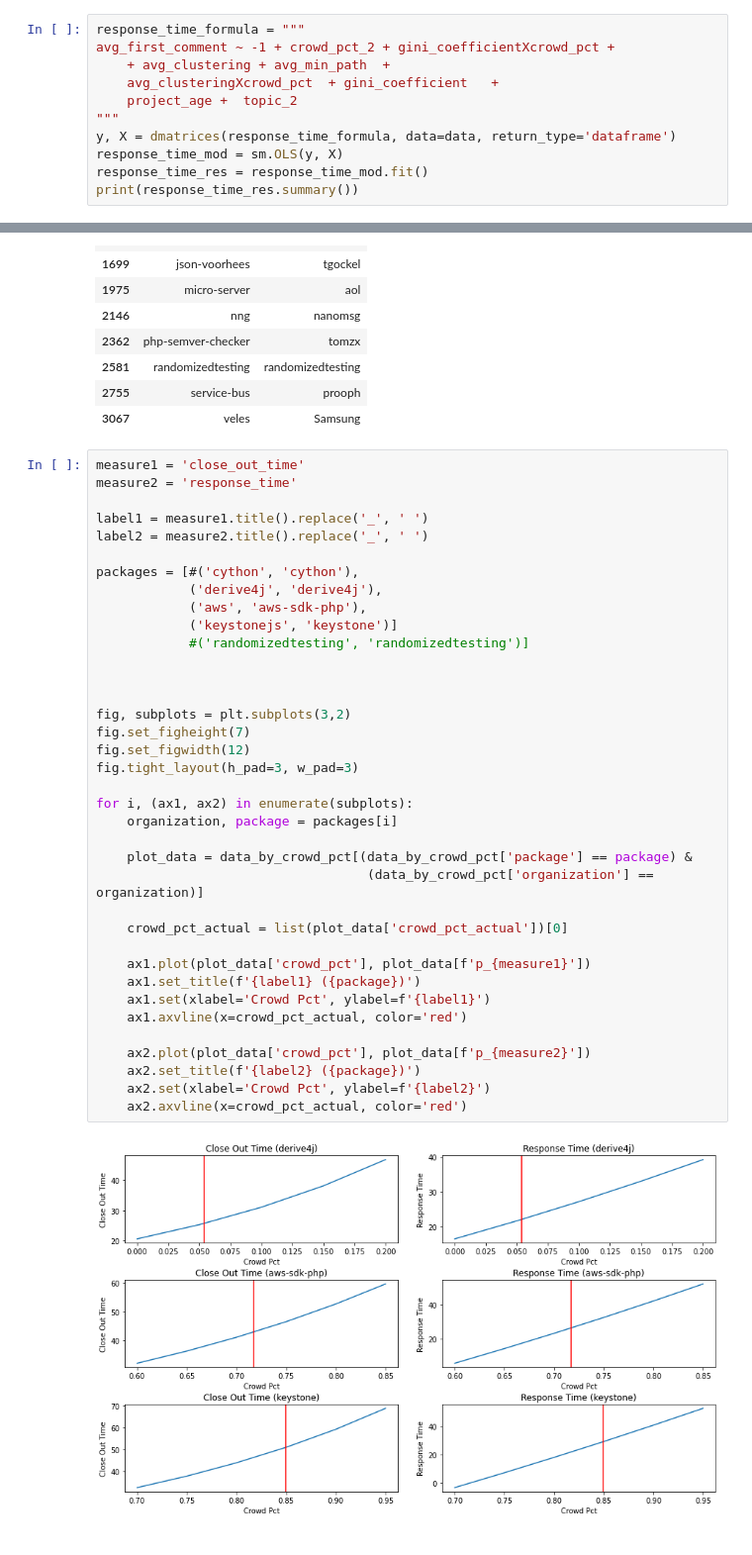
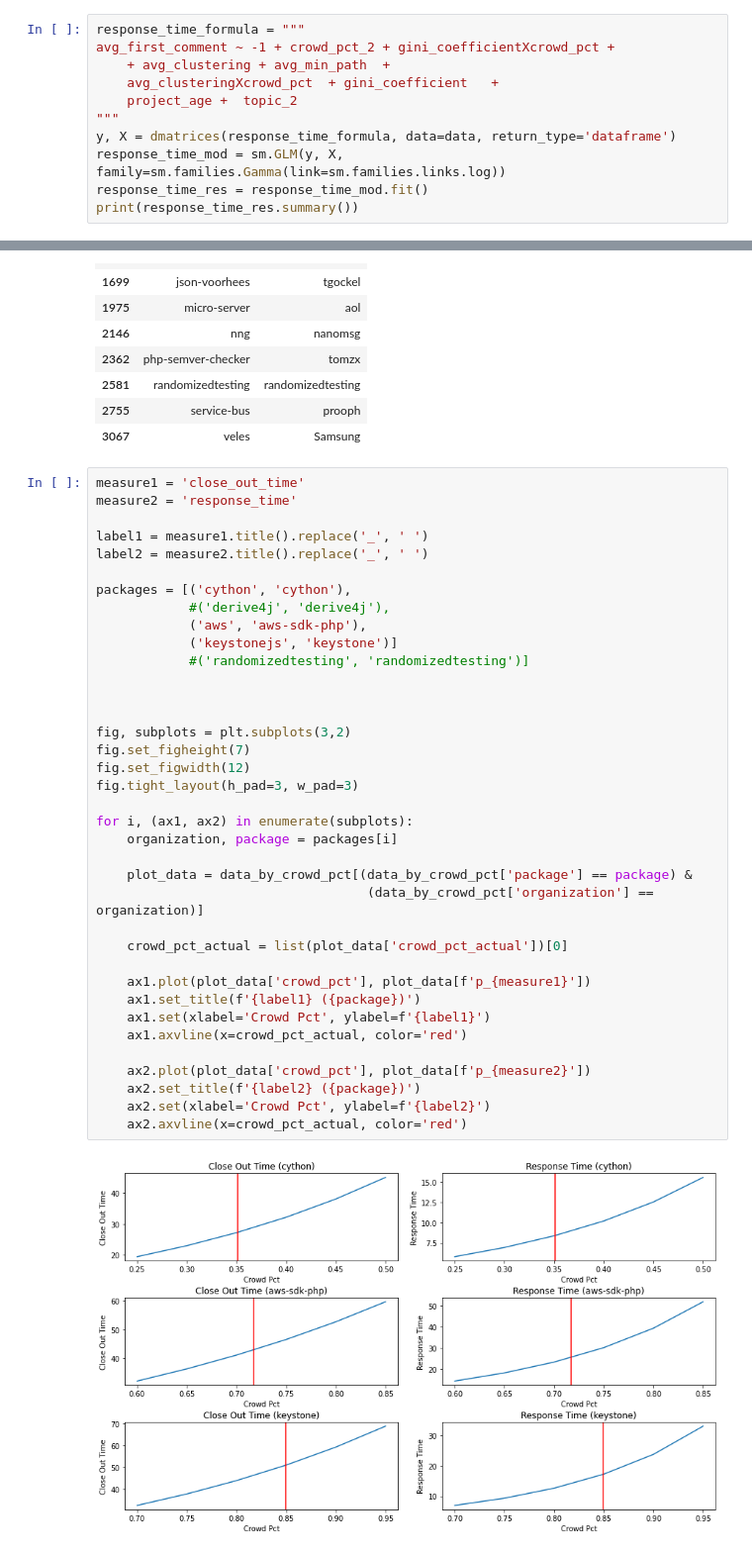
Before and after one commit to MthwRobinson/sh-network-paper, a Jupyter notebook: notebooks/tradeoff-space.ipynb, the cells around one changed output, grey strips where cells are left out. Shown: that part at 99% size. Saved outputs shown, nothing was run; the diff lists cells and outputs as text.

```diff
--- a/notebooks/tradeoff-space.ipynb
+++ b/notebooks/tradeoff-space.ipynb
@@ -119,7 +119,7 @@ avg_first_comment ~ -1 + crowd_pct_2 + gini_coefficientXcrowd_pct +
     project_age +  topic_2
 """
 y, X = dmatrices(response_time_formula, data=data, return_type='dataframe')
-response_time_mod = sm.OLS(y, X)
+response_time_mod = sm.GLM(y, X, family=sm.families.Gamma(link=sm.families.links.log))
 response_time_res = response_time_mod.fit()
 print(response_time_res.summary())
 # %% [output]
@@ -256,35 +258,35 @@ measure2 = 'response_time'
 label1 = measure1.title().replace('_', ' ')
 label2 = measure2.title().replace('_', ' ')
 
-packages = [#('cython', 'cython'),
-            ('derive4j', 'derive4j'),
+packages = [('cython', 'cython'),
+            #('derive4j', 'derive4j'),
             ('aws', 'aws-sdk-php'),
             ('keystonejs', 'keystone')]
             #('randomizedtesting', 'randomizedtesting')]
 
 
 
 fig, subplots = plt.subplots(3,2)
 fig.set_figheight(7)
 fig.set_figwidth(12)
 fig.tight_layout(h_pad=3, w_pad=3)
 
 for i, (ax1, ax2) in enumerate(subplots):
     organization, package = packages[i]
 
     plot_data = data_by_crowd_pct[(data_by_crowd_pct['package'] == package) &
                                    (data_by_crowd_pct['organization'] == organization)]
 
     crowd_pct_actual = list(plot_data['crowd_pct_actual'])[0]
 
     ax1.plot(plot_data['crowd_pct'], plot_data[f'p_{measure1}'])
     ax1.set_title(f'{label1} ({package})')
     ax1.set(xlabel='Crowd Pct', ylabel=f'{label1}')
     ax1.axvline(x=crowd_pct_actual, color='red')
 
     ax2.plot(plot_data['crowd_pct'], plot_data[f'p_{measure2}'])
     ax2.set_title(f'{label2} ({package})')
     ax2.set(xlabel='Crowd Pct', ylabel=f'{label2}')
     ax2.axvline(x=crowd_pct_actual, color='red')
 # %% [output]
-[figure, old version]
+[figure, new version]
```
Also changed, not shown: parts of 13 cells of this notebook, 1 other file.
